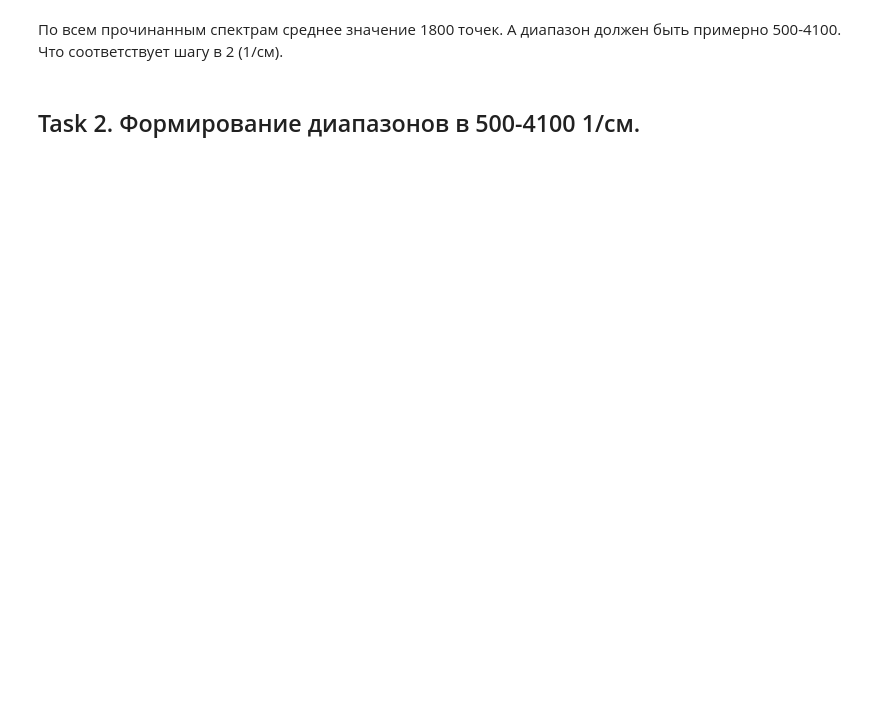
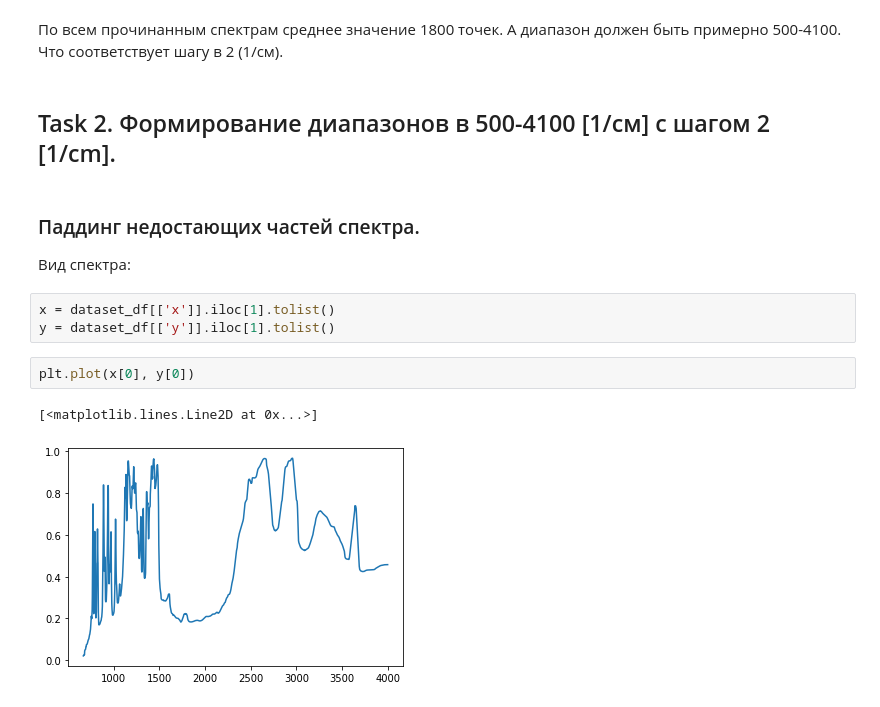
Before and after one commit to Lamblador/IR_expert_system, a Jupyter notebook: Koshelev_IR_expert_system_1_Dataset_Preparation.ipynb, the cells around one changed output. Drawn from its saved outputs; the diff is of its cells as text; blank space fills up the shorter version.

```diff
--- a/Koshelev_IR_expert_system_1_Dataset_Preparation.ipynb
+++ b/Koshelev_IR_expert_system_1_Dataset_Preparation.ipynb
@@ -1414,4 +1412,16 @@ dataset_df.maxx.mean()
 # %% [markdown]
 По всем прочинанным спектрам среднее значение 1800 точек. А диапазон должен быть примерно 500-4100. Что соответствует шагу в 2 (1/см).
 # %% [markdown]
-## Task 2. Формирование диапазонов в 500-4100 1/см.
+## Task 2. Формирование диапазонов в 500-4100 [1/см] с шагом 2 [1/cm].
+# %% [markdown]
+### Паддинг недостающих частей спектра.
+
+Вид спектра:
+# %%
+x = dataset_df[['x']].iloc[1].tolist()
+y = dataset_df[['y']].iloc[1].tolist()
+# %%
+plt.plot(x[0], y[0])
+# %% [output]
+[<matplotlib.lines.Line2D at 0x...>]
+[figure, added]
```
Also changed, not shown: parts of 26 cells of this notebook.
